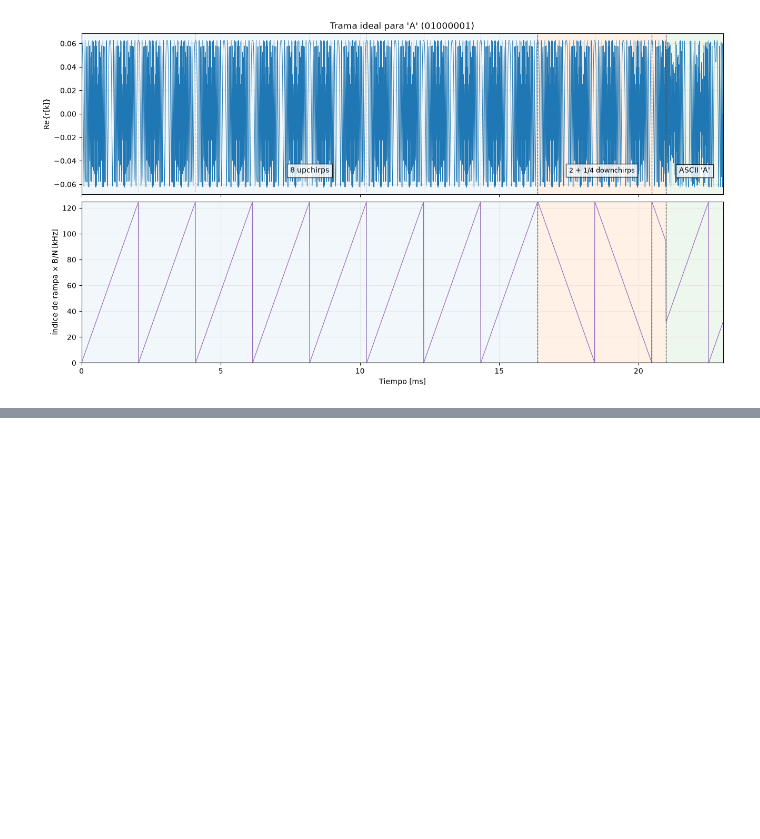
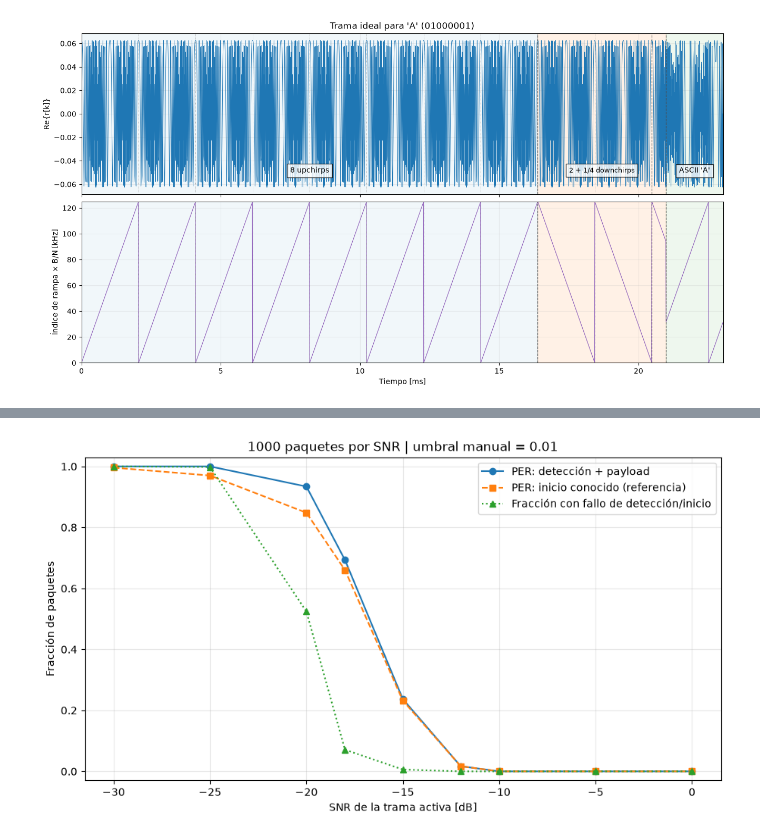
Before and after one commit to ValentinoZucchellaPaz/Proc-Estocastico-de-Senales, a Jupyter notebook: notebooks/clase_04_trama_lora_ideal.ipynb, the cells around one changed output, grey strips where cells are left out. Saved outputs shown, nothing was run; the diff lists cells and outputs as text; code cells hidden in the pictures; blank space fills up the shorter version.

```diff
--- a/notebooks/clase_04_trama_lora_ideal.ipynb
+++ b/notebooks/clase_04_trama_lora_ideal.ipynb
@@ -109,0 +385,14 @@ plt.show()
+# %%
+resultados_per = np.asarray(resultados_per)
+fig, ax = plt.subplots(figsize=(9, 5), constrained_layout=True)
+ax.plot(resultados_per[:, 0], resultados_per[:, 1], 'o-', label='PER: detección + payload')
+ax.plot(resultados_per[:, 0], resultados_per[:, 2], 's--', label='PER: inicio conocido (referencia)')
+ax.plot(resultados_per[:, 0], resultados_per[:, 3], '^:', label='Fracción con fallo de detección/inicio')
+ax.set(xlabel='SNR de la trama activa [dB]', ylabel='Fracción de paquetes',
+       title=f'{paquetes_por_snr} paquetes por SNR | umbral manual = {umbral_ruido}',
+       ylim=(-0.03, 1.03))
+ax.grid(True, alpha=0.3)
+ax.legend()
+plt.show()
+# %% [output]
+[figure, added]
```
Also changed, not shown: parts of 17 cells of this notebook.
